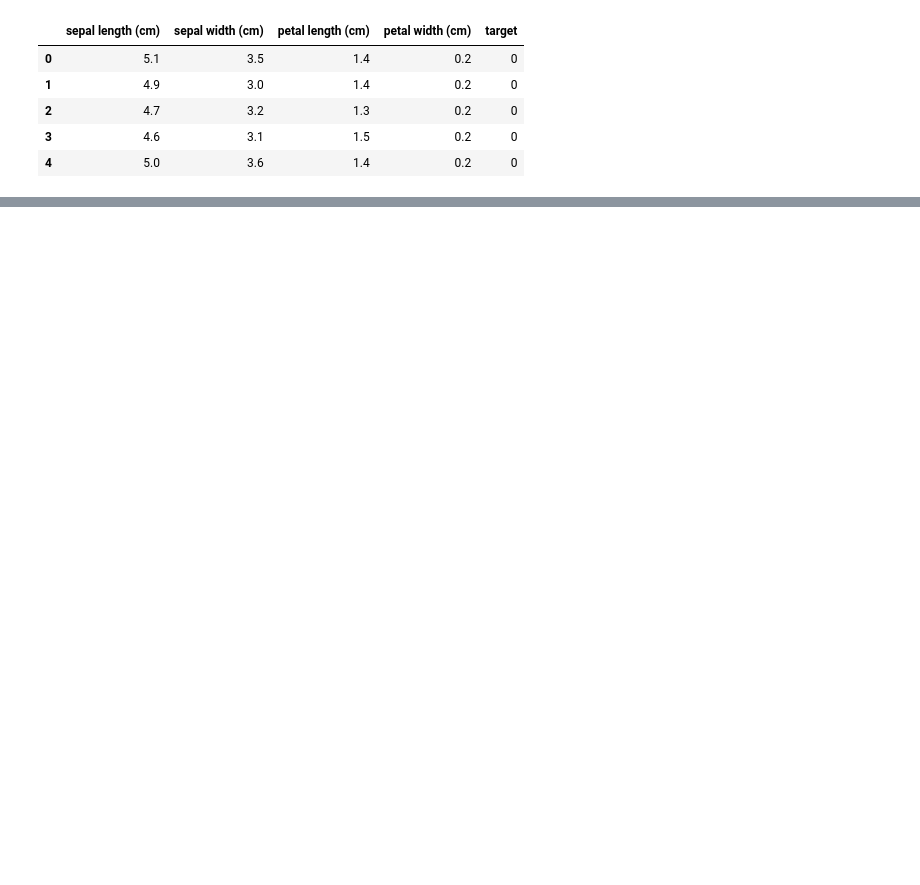
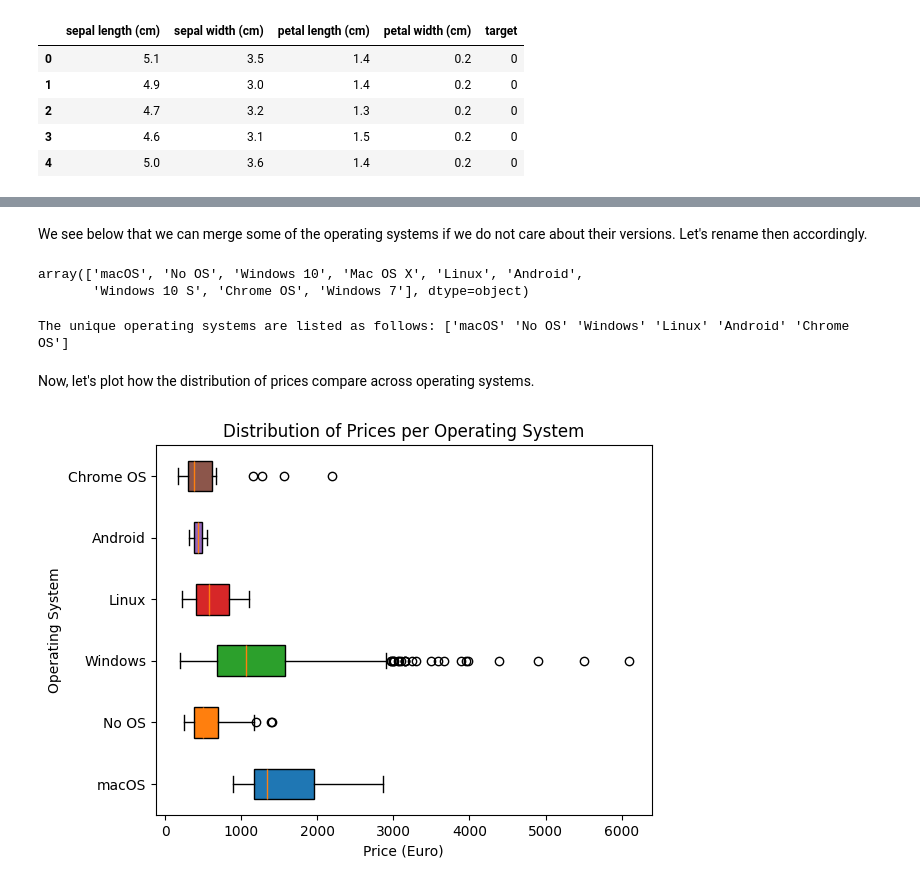
Before and after one commit to LopezJER/miniproject1, a Jupyter notebook: miniproject.ipynb, the cells around one changed output, grey strips where cells are left out. Saved outputs shown, nothing was run; the diff lists cells and outputs as text; code cells hidden in the pictures; blank space fills up the shorter version.

```diff
--- a/miniproject.ipynb
+++ b/miniproject.ipynb
@@ -46,0 +213,35 @@ print(cov_matrix)
+# %% [markdown]
+We see below that we can merge some of the operating systems if we do not care about their versions. Let's rename then accordingly.
+# %%
+df['OpSys'].unique()
+# %% [output]
+array(['macOS', 'No OS', 'Windows 10', 'Mac OS X', 'Linux', 'Android',
+       'Windows 10 S', 'Chrome OS', 'Windows 7'], dtype=object)
+# %%
+macOS_STR = "macOS"
+win_STR = "Windows"
+
+dict = {"Mac OS X" : macOS_STR,"Windows 10" : win_STR, "Windows 7": win_STR, "Windows 10 S": win_STR }
+df = df.replace({"OpSys": dict})
+# %%
+print(f"The unique operating systems are listed as follows: {df['OpSys'].unique()}")
+# %% [output]
+The unique operating systems are listed as follows: ['macOS' 'No OS' 'Windows' 'Linux' 'Android' 'Chrome OS']
+# %% [markdown]
+Now, let's plot how the distribution of prices compare across operating systems.
+# %%
+fig, ax = plt.subplots()
+ax.set_ylabel('Operating System')
+ax.set_xlabel('Price (Euro)')
+
+bplot = ax.boxplot([df[df['OpSys'] == company]['Price'] for company in df['OpSys'].unique()],
+                   patch_artist=True,
+                   tick_labels=df['OpSys'].unique(), vert=False)
+
+for patch, color in zip(bplot['boxes'], plt.cm.tab10.colors[:len(df['OpSys'])]):
+    patch.set_facecolor(color)
+
+plt.title('Distribution of Prices per Operating System')
+plt.show()
+# %% [output]
+[figure, added]
```
Also changed, not shown: parts of 55 cells of this notebook, 1 other file.
